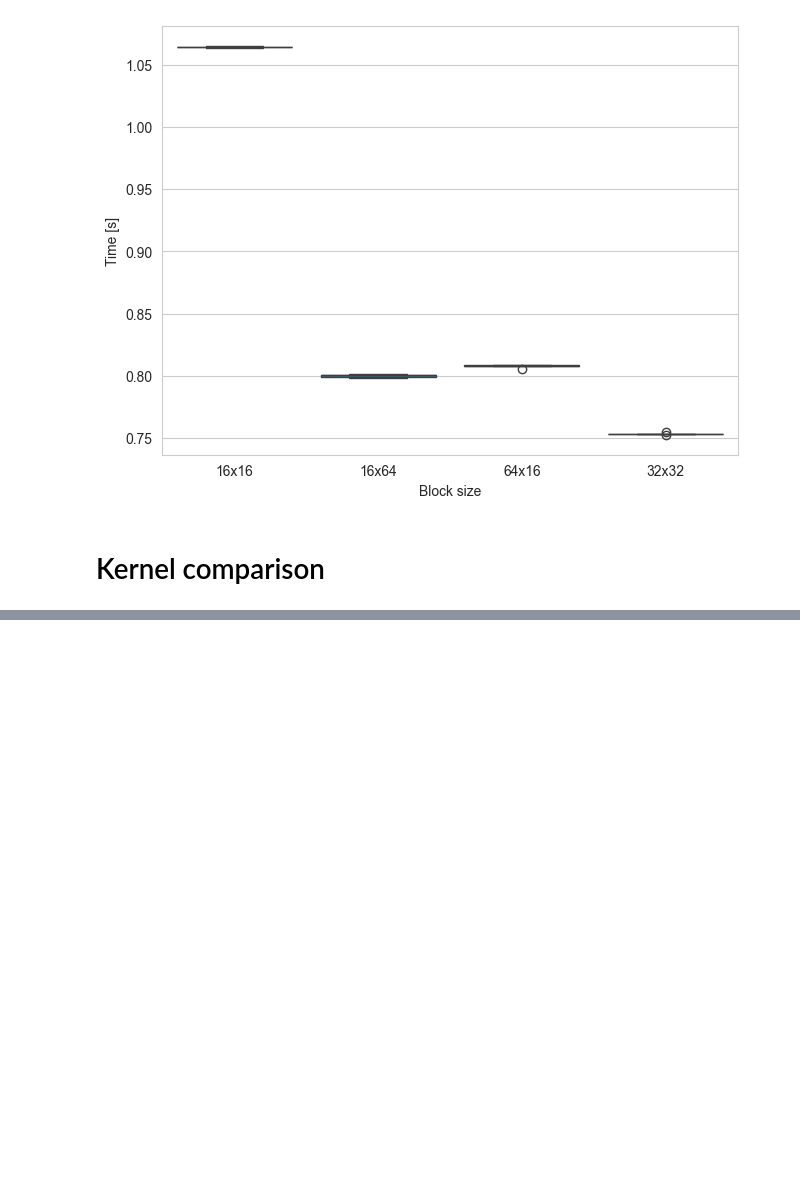
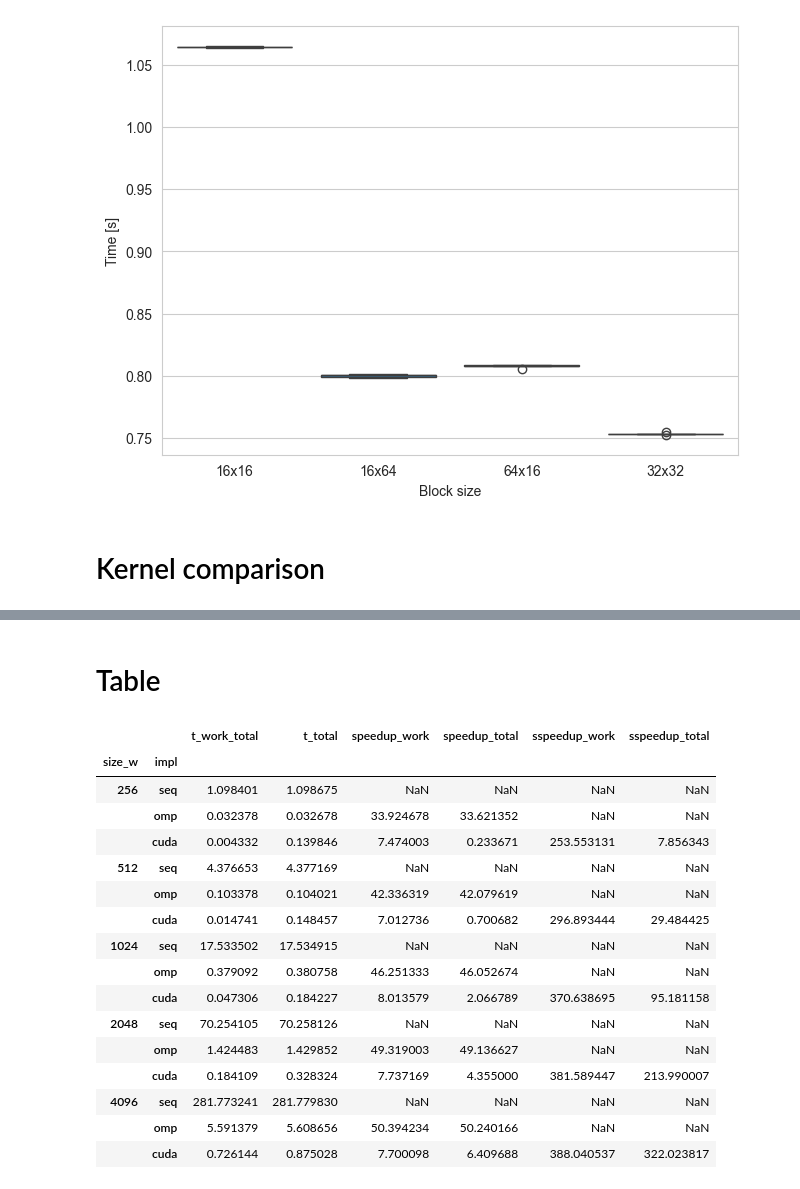
Before and after one commit to mpopovic4116/fri-vzr-2026-p2, a Jupyter notebook: notebooks/main.ipynb, the cells around one changed output, grey strips where cells are left out. Drawn from its saved outputs; the diff is of its cells as text; code cells hidden in the pictures; blank space fills up the shorter version.

```diff
--- a/notebooks/main.ipynb
+++ b/notebooks/main.ipynb
@@ -296,0 +287,72 @@ savefig(fig, "fig/kernel.pdf")
+# %% [markdown]
+# Table
+# %%
+df = (
+    df_results.pipe(
+        lambda df: df[
+            (df["precision"] == 64)
+            & (
+                (df["impl"] != "cuda")
+                | (
+                    (df["threads"] == "32x32")
+                    & (df["kernel"] == "fused")
+                    & (df["toroid"] == "mod")
+                )
+            )
+        ]
+    )
+    .pipe(
+        lambda df: df.drop(
+            columns=[
+                x
+                for x in df.columns
+                if x not in ("impl", "size_w", "t_work_total", "t_total")
+            ]
+        )
+    )
+    .pipe(
+        lambda df: df.groupby(
+            [x for x in df.columns if not x.startswith("t_")],
+            dropna=False,
+        )
+    )
+    .mean()
+    .reset_index()
+    .sort_values(["size_w", "impl"])
+    .reset_index(drop=True)
+    .assign(
+        speedup_work=lambda df: (
+            df["t_work_total"]
+            .shift()
+            .where(df["impl"].shift() != "cuda")
+            .div(df["t_work_total"])
+        ),
+        speedup_total=lambda df: (
+            df["t_total"].shift().where(df["impl"].shift() != "cuda").div(df["t_total"])
+        ),
+    )
+    .assign(
+        sspeedup_work=lambda df: df["speedup_work"] * df["speedup_work"].shift(),
+        sspeedup_total=lambda df: df["speedup_total"] * df["speedup_total"].shift(),
+    )
+    .set_index(["size_w", "impl"])
+    .pipe(disp)
+)
+# %% [output]
+|  |  | t_work_total | t_total | speedup_work | speedup_total | sspeedup_work | sspeedup_total |
+| size_w | impl |  |  |  |  |  |  |
+| 256 | seq | 1.098401 | 1.098675 | NaN | NaN | NaN | NaN |
+|  | omp | 0.032378 | 0.032678 | 33.924678 | 33.621352 | NaN | NaN |
+|  | cuda | 0.004332 | 0.139846 | 7.474003 | 0.233671 | 253.553131 | 7.856343 |
+| 512 | seq | 4.376653 | 4.377169 | NaN | NaN | NaN | NaN |
+|  | omp | 0.103378 | 0.104021 | 42.336319 | 42.079619 | NaN | NaN |
+|  | cuda | 0.014741 | 0.148457 | 7.012736 | 0.700682 | 296.893444 | 29.484425 |
+| 1024 | seq | 17.533502 | 17.534915 | NaN | NaN | NaN | NaN |
+|  | omp | 0.379092 | 0.380758 | 46.251333 | 46.052674 | NaN | NaN |
+|  | cuda | 0.047306 | 0.184227 | 8.013579 | 2.066789 | 370.638695 | 95.181158 |
+| 2048 | seq | 70.254105 | 70.258126 | NaN | NaN | NaN | NaN |
+|  | omp | 1.424483 | 1.429852 | 49.319003 | 49.136627 | NaN | NaN |
+|  | cuda | 0.184109 | 0.328324 | 7.737169 | 4.355000 | 381.589447 | 213.990007 |
+| 4096 | seq | 281.773241 | 281.779830 | NaN | NaN | NaN | NaN |
+|  | omp | 5.591379 | 5.608656 | 50.394234 | 50.240166 | NaN | NaN |
+|  | cuda | 0.726144 | 0.875028 | 7.700098 | 6.409688 | 388.040537 | 322.023817 |
```
Also changed, not shown: parts of 5 cells of this notebook, 3 other files.
